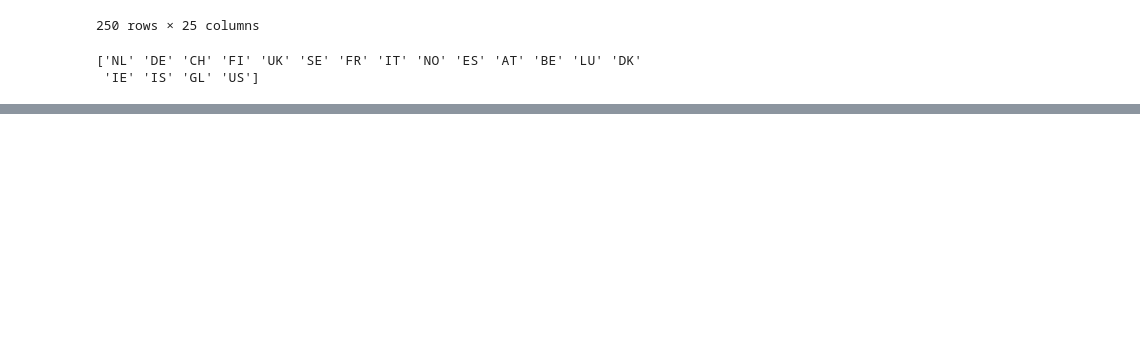
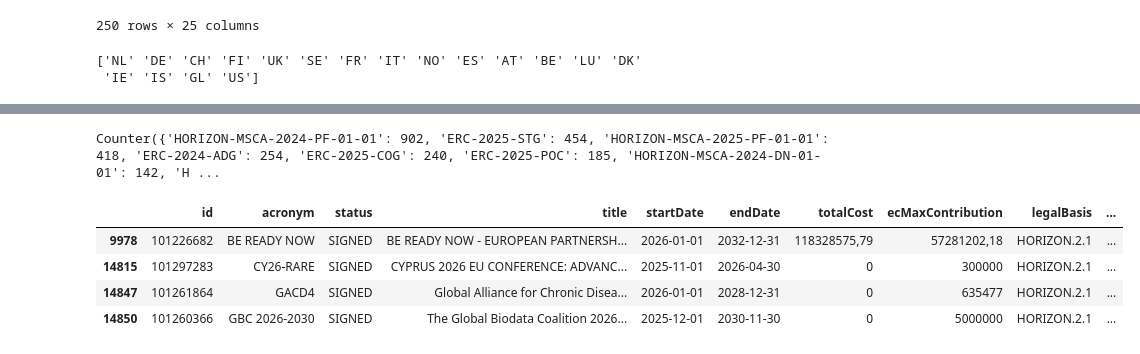
Before and after one commit to idimitriadis/HopOn, a Jupyter notebook: data_viewer.ipynb, the cells around one changed output, grey strips where cells are left out. Cells and saved outputs as stored; diff of their text form; code cells hidden in the pictures; blank space fills up the shorter version.

Commit message:
date filter update

```diff
--- a/data_viewer.ipynb
+++ b/data_viewer.ipynb
@@ -362,0 +381,14 @@ orgs_.to_csv('orgs.csv',index=False,sep='|')
+# %%
+print (Counter(projects_fil['topics']))
+# %% [output]
+Counter({'HORIZON-MSCA-2024-PF-01-01': 902, 'ERC-2025-STG': 454, 'HORIZON-MSCA-2025-PF-01-01': 418, 'ERC-2024-ADG': 254, 'ERC-2025-COG': 240, 'ERC-2025-POC': 185, 'HORIZON-MSCA-2024-DN-01-01': 142, 'H ...
+# %%
+CL2 = (projects_fil[projects_fil['topics'].str.contains('HLTH')])
+# %%
+CL2
+# %% [output]
+|  | id | acronym | status | title | startDate | endDate | totalCost | ecMaxContribution | legalBasis | ... |
+| 9978 | 101226682 | BE READY NOW | SIGNED | BE READY NOW - EUROPEAN PARTNERSH... | 2026-01-01 | 2032-12-31 | 118328575,79 | 57281202,18 | HORIZON.2.1 | ... |
+| 14815 | 101297283 | CY26-RARE | SIGNED | CYPRUS 2026 EU CONFERENCE: ADVANC... | 2025-11-01 | 2026-04-30 | 0 | 300000 | HORIZON.2.1 | ... |
+| 14847 | 101261864 | GACD4 | SIGNED | Global Alliance for Chronic Disea... | 2026-01-01 | 2028-12-31 | 0 | 635477 | HORIZON.2.1 | ... |
+| 14850 | 101260366 | GBC 2026-2030 | SIGNED | The Global Biodata Coalition 2026... | 2025-12-01 | 2030-11-30 | 0 | 5000000 | HORIZON.2.1 | ... |
```
Also changed, not shown: parts of 2 cells of this notebook, 1 other file.
